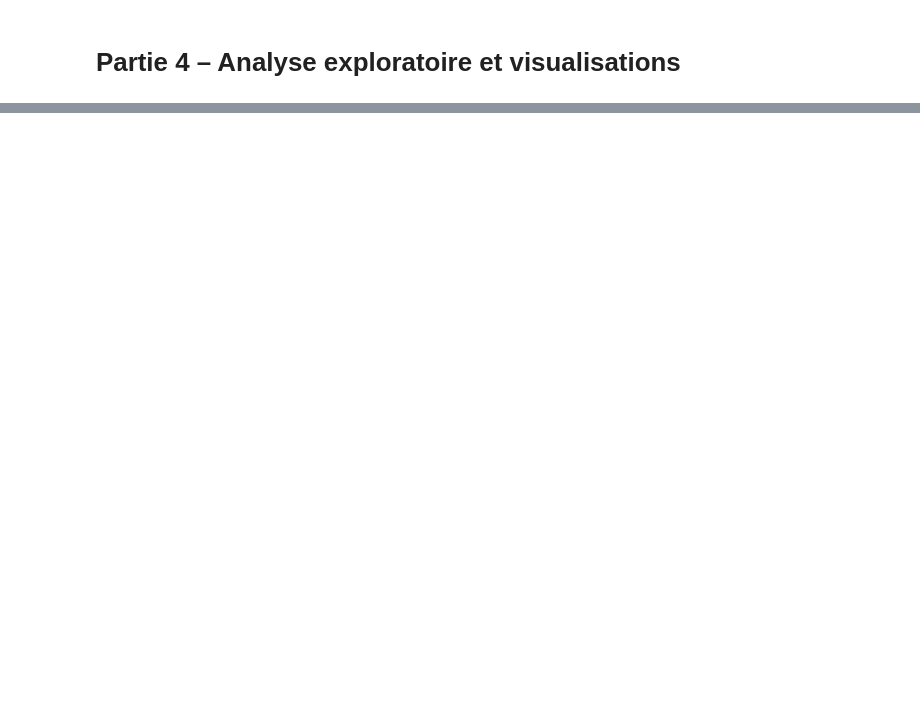
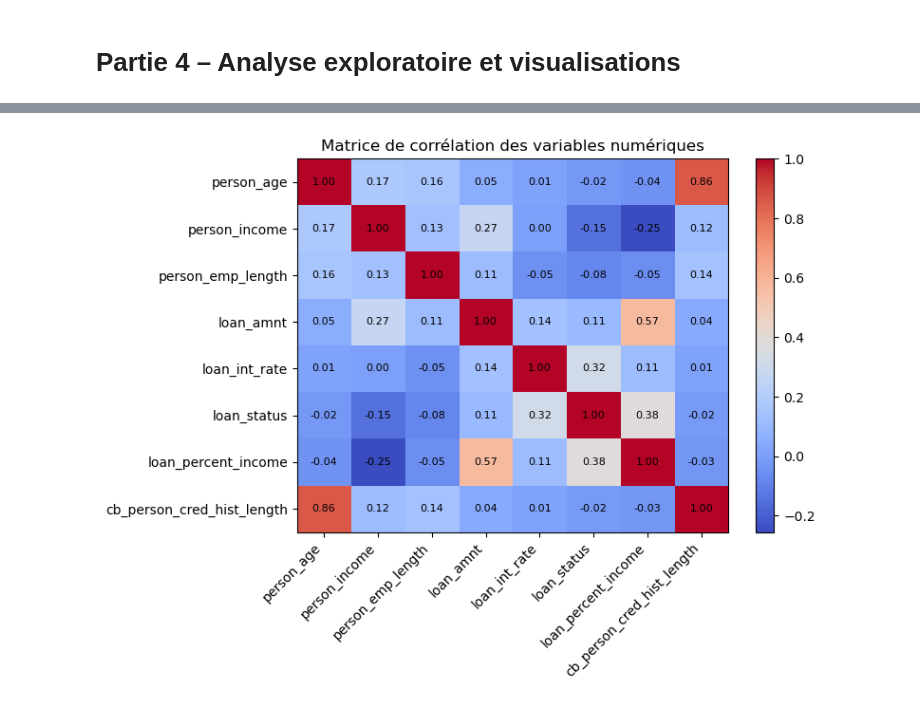
Before and after one commit to lallamimi/credit-risk-analysis, a Jupyter notebook: NOTEBOOK_PART1.ipynb, the cells around one changed output, grey strips where cells are left out. Drawn from its saved outputs; the diff is of its cells as text; code cells hidden in the pictures; blank space fills up the shorter version.

```diff
--- a/NOTEBOOK_PART1.ipynb
+++ b/NOTEBOOK_PART1.ipynb
@@ -402,0 +542,5 @@ Réalisez une première exploration visuelle pour mieux comprendre les relations
+# %%
+# Corrélation entre variables numériques
+corr = df_clean.select_dtypes(include=["int64", "float64"]).corr()
+
+corr
@@ -402,0 +557,24 @@ Réalisez une première exploration visuelle pour mieux comprendre les relations
+# %%
+plt.figure(figsize=(8, 6))
+plt.imshow(corr, cmap="coolwarm", aspect="auto")
+plt.colorbar()
+
+plt.xticks(range(len(corr.columns)), corr.columns, rotation=45, ha="right")
+plt.yticks(range(len(corr.index)), corr.index)
+
+for i in range(len(corr.index)):
+    for j in range(len(corr.columns)):
+        plt.text(
+            j, i,
+            f"{corr.iloc[i, j]:.2f}",
+            ha="center",
+            va="center",
+            color="black",
+            fontsize=8
+        )
+
+plt.title("Matrice de corrélation des variables numériques")
+plt.tight_layout()
+plt.show()
+# %% [output]
+[figure, added]
```
Also changed, not shown: parts of 31 cells of this notebook.
